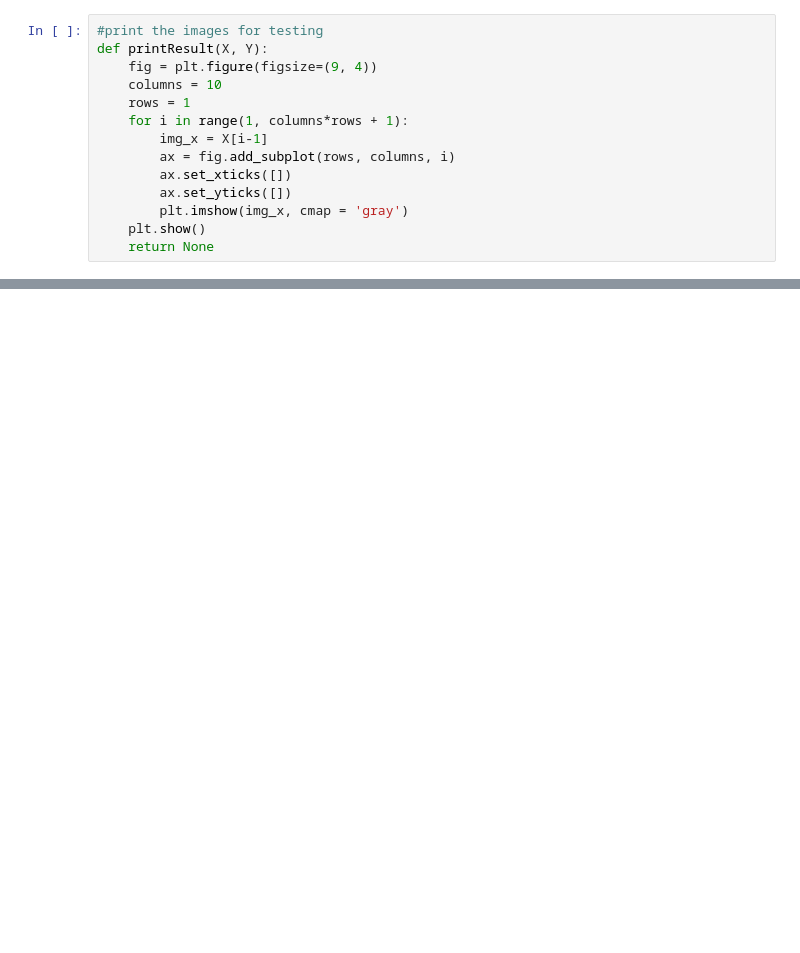
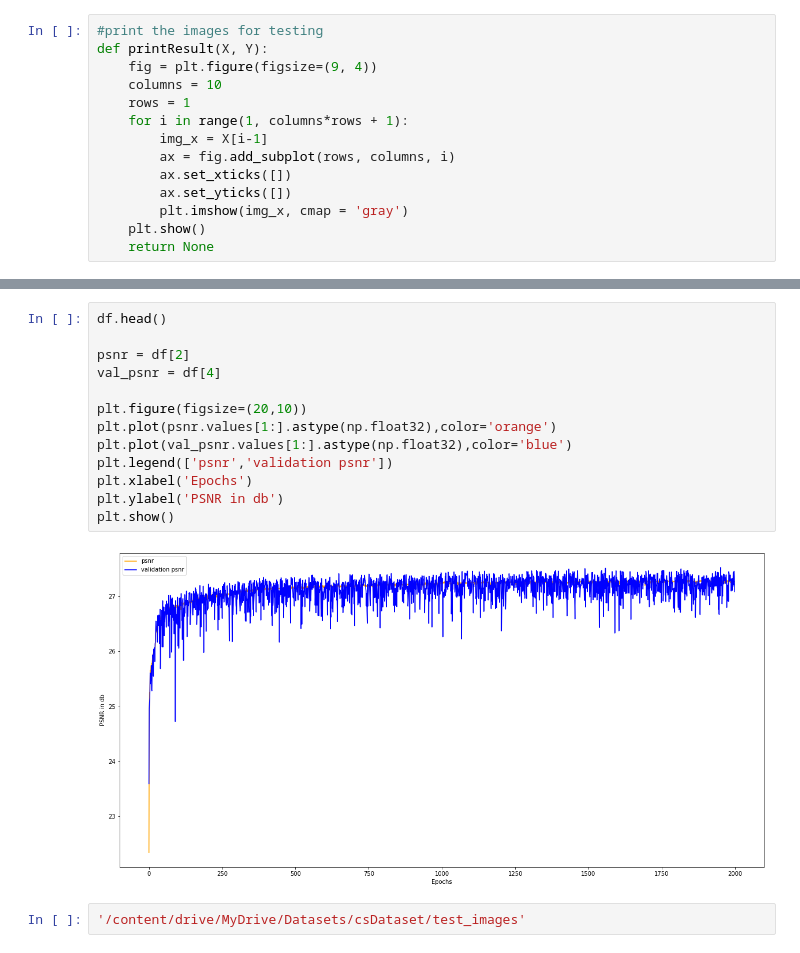
Before and after one commit to wilfredkisku/CNN-CS, a Jupyter notebook: cnn_cs.ipynb, the cells around one changed output, grey strips where cells are left out. Drawn from its saved outputs; the diff is of its cells as text; blank space fills up the shorter version.

```diff
--- a/cnn_cs.ipynb
+++ b/cnn_cs.ipynb
@@ -357,0 +336,17 @@ plt.show()
+# %%
+df.head()
+
+psnr = df[2]
+val_psnr = df[4]
+
+plt.figure(figsize=(20,10))
+plt.plot(psnr.values[1:].astype(np.float32),color='orange')
+plt.plot(val_psnr.values[1:].astype(np.float32),color='blue')
+plt.legend(['psnr','validation psnr'])
+plt.xlabel('Epochs')
+plt.ylabel('PSNR in db')
+plt.show()
+# %% [output]
+[figure, added]
+# %%
+'/content/drive/MyDrive/Datasets/csDataset/test_images'
```
Also changed, not shown: parts of 18 cells of this notebook.
